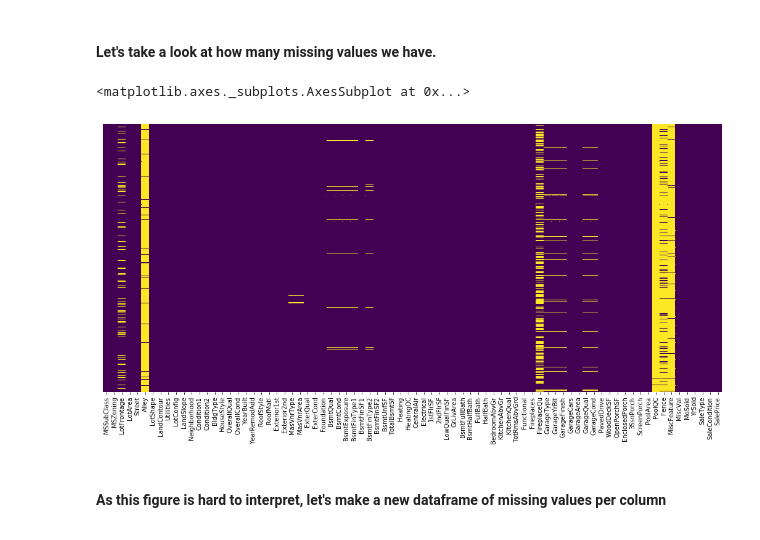
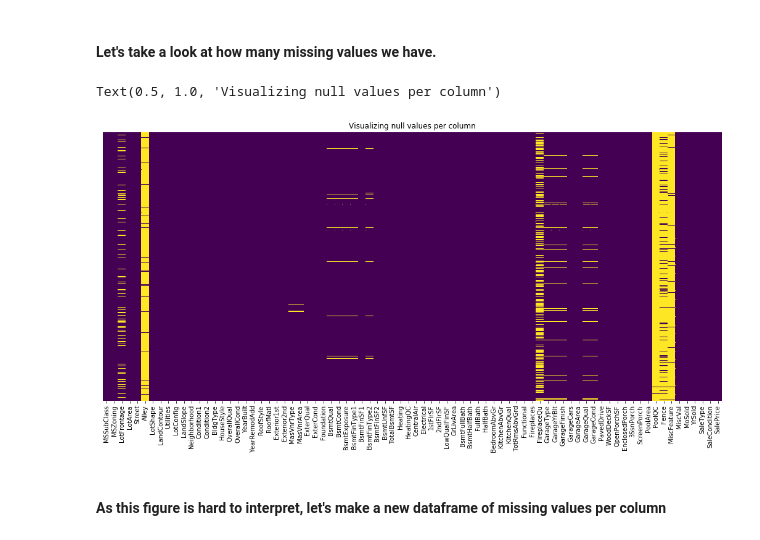
Before and after one commit to MohamedDabo/House-Prices-Exploration---Finding-the-best-regression-model, a Jupyter notebook: House Prices Exploration and Prediction.ipynb, the cells around one changed output. Drawn from its saved outputs; the diff is of its cells as text; code cells hidden in the pictures.

```diff
--- a/House Prices Exploration and Prediction.ipynb
+++ b/House Prices Exploration and Prediction.ipynb
@@ -91,9 +95,10 @@ train_df.head()
 # %%
 plt.figure(figsize=(18,8))
 sns.heatmap(train_df.isnull(),cbar=False,cmap='viridis',yticklabels=False)
+plt.title('Visualizing null values per column')
 # %% [output]
-<matplotlib.axes._subplots.AxesSubplot at 0x...>
+Text(0.5, 1.0, 'Visualizing null values per column')
-[figure, old version]
+[figure, new version]
 # %% [markdown]
 #### As this figure is hard to interpret, let's make a new dataframe of missing values per column
 # %%
```
Also changed, not shown: parts of 45 cells of this notebook.
